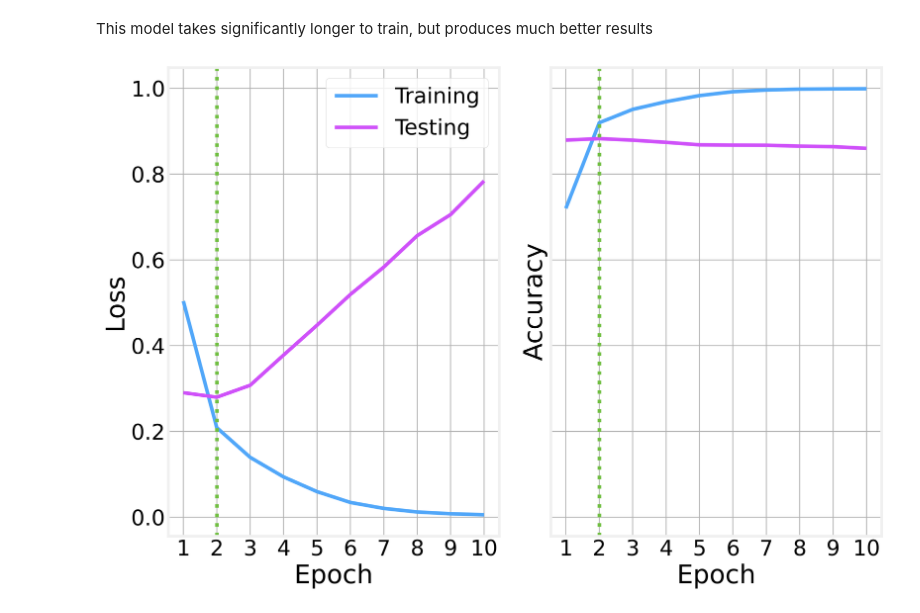
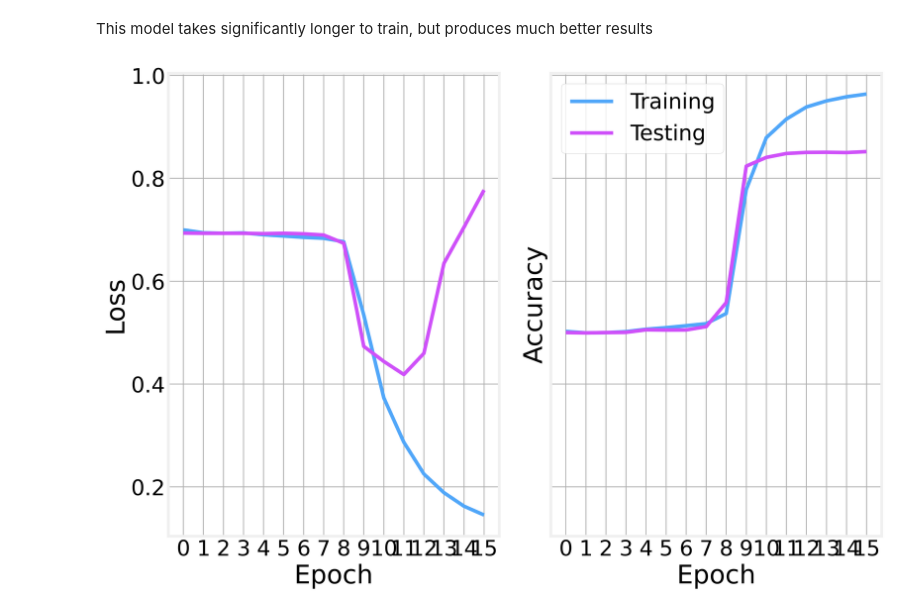
Before and after one commit to DataForScience/AdvancedNLP, a Jupyter notebook: 3. Text Classification.ipynb, the cells around one changed output. Cells and saved outputs as stored; diff of their text form; code cells hidden in the pictures.

```diff
--- a/3. Text Classification.ipynb
+++ b/3. Text Classification.ipynb
@@ -233,24 +413,20 @@ Small utility function to display the results
 def plot_history(history):
     fig, ax_lst = plt.subplots(1, 2, sharex=True, sharey=True)
 
-    epochs = np.array(history.epoch) + 1
+    epochs = range(history['epochs'])
 
-    ax_lst[0].plot(epochs, history.history['loss'], label='Training')
-    ax_lst[0].plot(epochs, history.history['val_loss'], label='Testing')
+    ax_lst[0].plot(epochs, history['train_loss'], label='Training')
+    ax_lst[0].plot(epochs, history['val_loss'], label='Testing')
     ax_lst[0].set_ylabel('Loss')
     ax_lst[0].set_xlabel('Epoch')
     ax_lst[0].set_xticks(epochs)
 
-    best_epoch = np.argmin(history.history['val_loss']) + 1
-    ax_lst[0].axvline(x=best_epoch, linestyle=':', color=colors[2])
-    ax_lst[0].legend()
-
-
-    ax_lst[1].plot(epochs, history.history['accuracy'], label='Training')
-    ax_lst[1].plot(epochs, history.history['val_accuracy'], label='Testing')
+    ax_lst[1].plot(epochs, history['train_acc'], label='Training')
+    ax_lst[1].plot(epochs, history['val_acc'], label='Testing')
     ax_lst[1].set_ylabel('Accuracy')
     ax_lst[1].set_xlabel('Epoch')
     ax_lst[1].set_xticks(epochs)
-    ax_lst[1].axvline(x=best_epoch, linestyle=':', color=colors[2])
+
+    ax_lst[1].legend()
 
     fig.tight_layout()
@@ -276,0 +456,11 @@ model.add(Dense(1, activation='sigmoid'))
+# %%
+Conv_model = nn.Sequential(
+    nn.Embedding(vocab_size, 50),
+    nn.Conv1d(max_words, max_words, kernel_size=3, padding='same'),
+    nn.MaxPool1d(2),
+    nn.Flatten(),
+    nn.Linear(25*max_words, hidden_size),
+    nn.ReLU(),
+    nn.Linear(hidden_size, output_size),
+    nn.Sigmoid()
+)
@@ -276,0 +471,11 @@ model.add(Dense(1, activation='sigmoid'))
+# %%
+# training config
+lr = 0.001
+criterion = nn.BCELoss()  # we use BCELoss cz we have binary classification problem
+optim = Adam(Conv_model.parameters(), lr=lr)
+grad_clip = 5
+epochs = 16
+print_every = 1
+es_limit = 5
+# %%
+conv_history = train_model(Conv_model, epochs, optim)
@@ -330,7 +501,7 @@ Epoch 10/10
 # %% [markdown]
 This model takes significantly longer to train, but produces much better results
 # %%
-plot_history(history)
+plot_history(conv_history)
 # %% [output]
-[figure, old version]
+[figure, new version]
 # %% [markdown]
```
Also changed, not shown: parts of 93 cells of this notebook, 14 other files.
